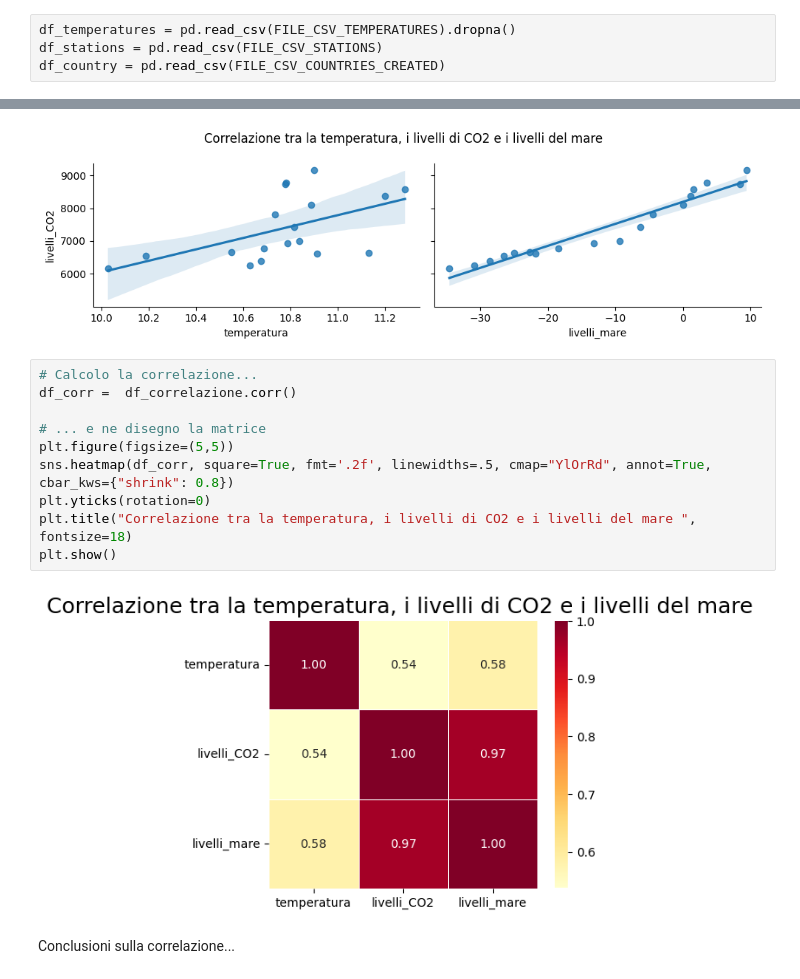
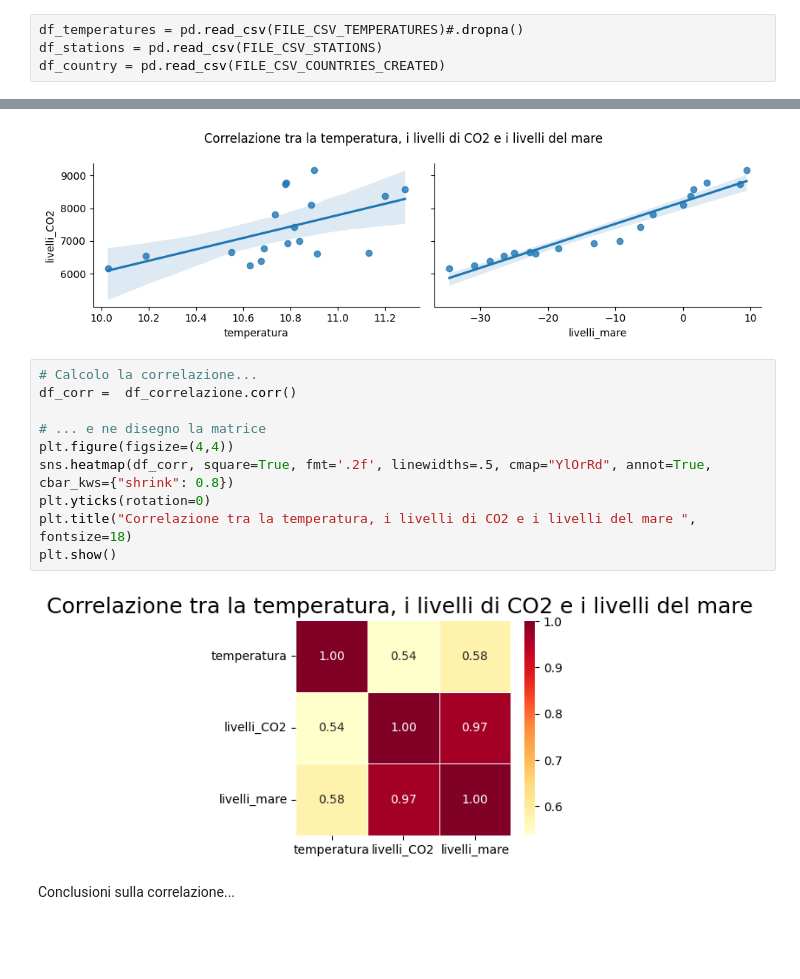
Before and after one commit to ElenaCurti/big-data, a Jupyter notebook: Attivita_03_DataAnalytics/file.ipynb, the cells around one changed output, grey strips where cells are left out. Drawn from its saved outputs; the diff is of its cells as text; blank space fills up the shorter version.

```diff
--- a/Attivita_03_DataAnalytics/file.ipynb
+++ b/Attivita_03_DataAnalytics/file.ipynb
@@ -220,7 +220,7 @@ df_sea = df_sea.groupby("year").mean()
 # %% [markdown]
 Una volta creati tutti i file CSV, per usarli basterà leggerli e fare il join sul campo 'fips' e 'station_id':
 # %%
-df_temperatures = pd.read_csv(FILE_CSV_TEMPERATURES).dropna()
+df_temperatures = pd.read_csv(FILE_CSV_TEMPERATURES)#.dropna()
 df_stations = pd.read_csv(FILE_CSV_STATIONS)
 df_country = pd.read_csv(FILE_CSV_COUNTRIES_CREATED)
 # %% [markdown]
@@ -537,15 +539,15 @@ plt.show()
 # %%
 # Calcolo la correlazione...
 df_corr =  df_correlazione.corr()
 
 # ... e ne disegno la matrice
-plt.figure(figsize=(5,5))
+plt.figure(figsize=(4,4))
 sns.heatmap(df_corr, square=True, fmt='.2f', linewidths=.5, cmap="YlOrRd", annot=True, cbar_kws={"shrink": 0.8})
 plt.yticks(rotation=0)
 plt.title("Correlazione tra la temperatura, i livelli di CO2 e i livelli del mare ", fontsize=18)
 plt.show()
 # %% [output]
-[figure, old version]
+[figure, new version]
 # %% [markdown]
 Conclusioni sulla correlazione...
 # %% [markdown]
```
Also changed, not shown: parts of 4 cells of this notebook.
